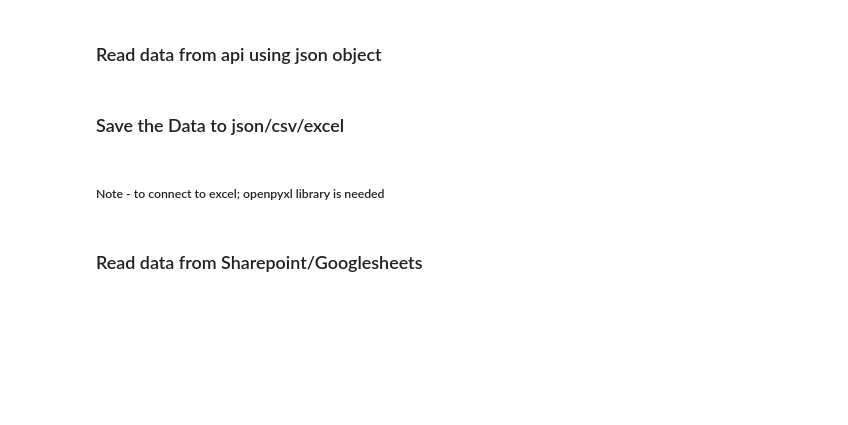
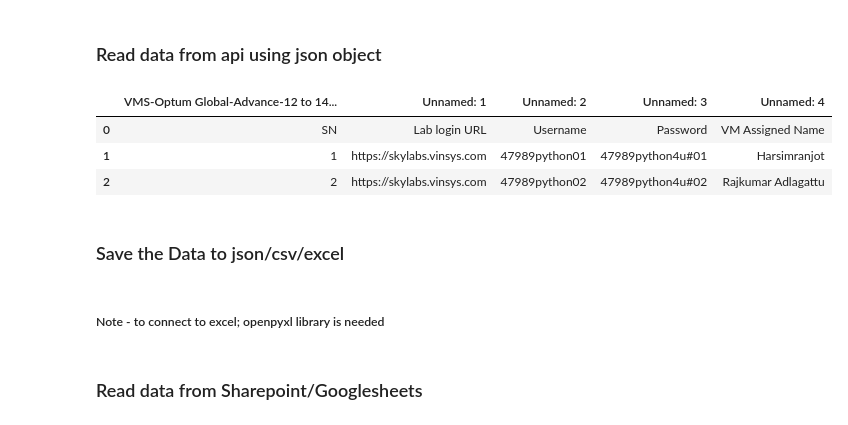
Before and after one commit to knowledge-corner/12_May_2025_Optum_Global, a Jupyter notebook: Classwork/Day - 2 classwork.ipynb, the cells around one changed output. Cells and saved outputs as stored; diff of their text form; code cells hidden in the pictures; blank space fills up the shorter version.

```diff
--- a/Classwork/Day - 2 classwork.ipynb
+++ b/Classwork/Day - 2 classwork.ipynb
@@ -419,5 +475,16 @@ conn
 ### Read data from api using json object
 # %%
 import requests
+# %%
+response = requests.get(r"https://raw.githubusercontent.com/knowledge-corner/12_May_2025_Optum_Global/refs/heads/main/Virtual%20Labs.csv")
+# %%
+from io import StringIO
+df_labs = pd.read_csv(StringIO(response.text))
+df_labs.head(3)
+# %% [output]
+|  | VMS-Optum Global-Advance-12 to 14... | Unnamed: 1 | Unnamed: 2 | Unnamed: 3 | Unnamed: 4 |
+| 0 | SN | Lab login URL | Username | Password | VM Assigned Name |
+| 1 | 1 | https://skylabs.vinsys.com | 47989python01 | 47989python4u#01 | Harsimranjot |
+| 2 | 2 | https://skylabs.vinsys.com | 47989python02 | 47989python4u#02 | Rajkumar Adlagattu |
 # %% [markdown]
 ### Save the Data to json/csv/excel
```
Also changed, not shown: parts of 14 cells of this notebook, 1 other file.
